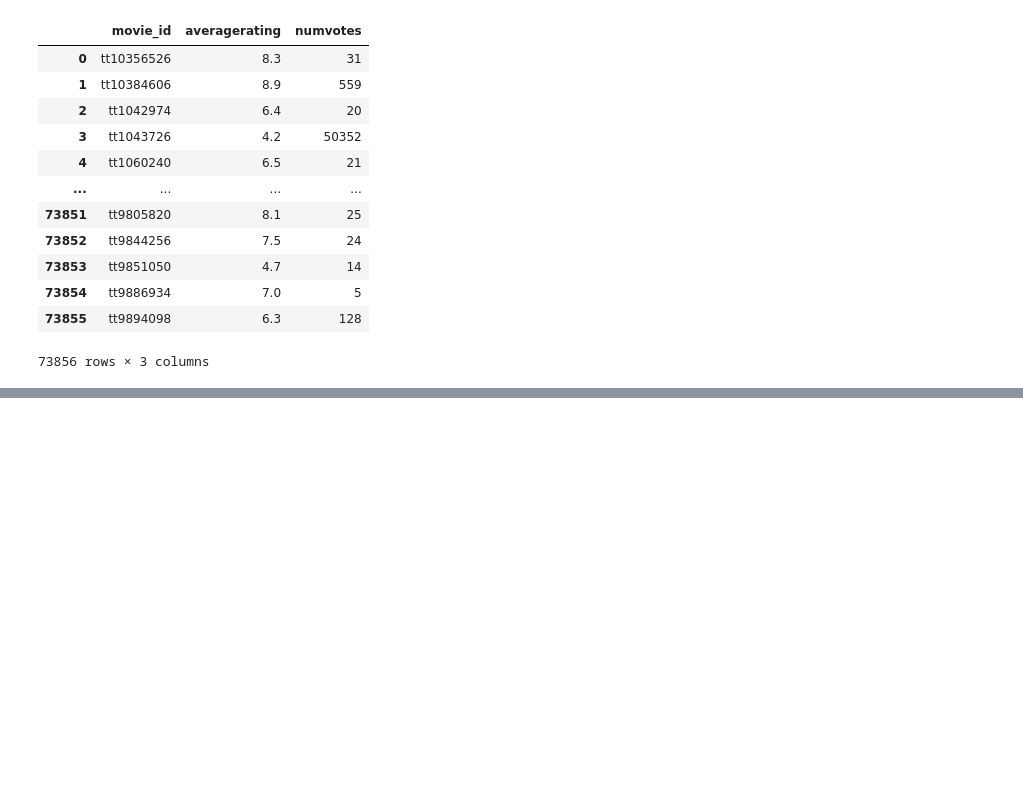
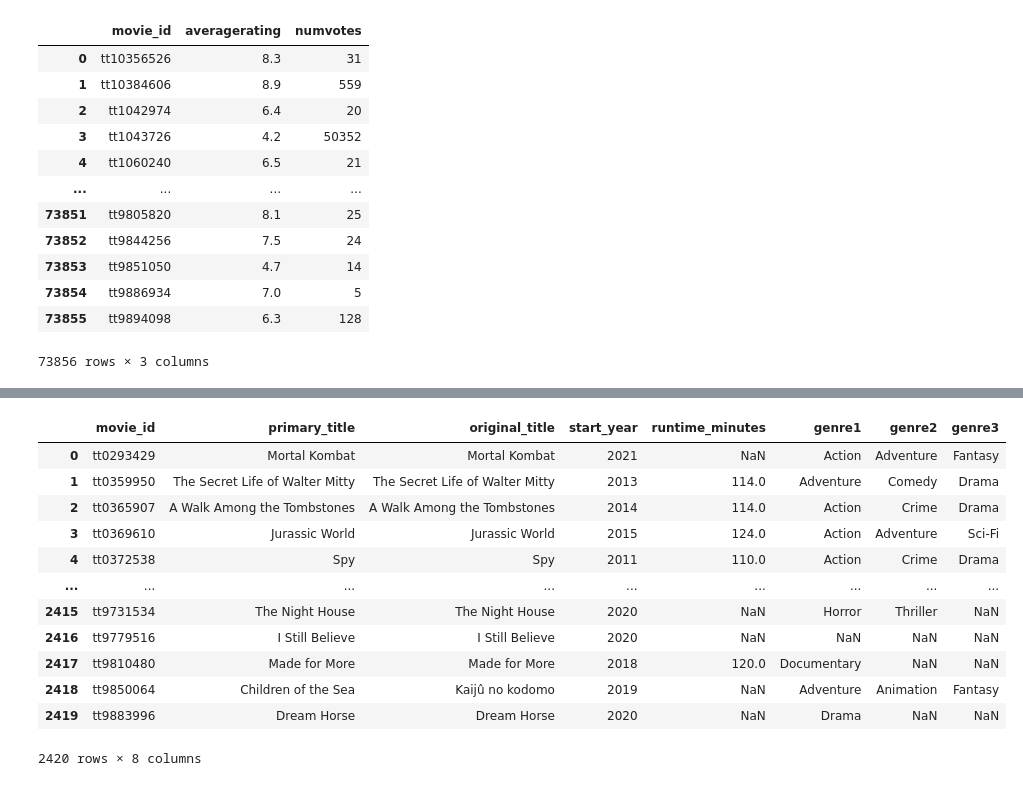
Before and after one commit to kurdiakaran863/dsc-phase-1-project-v2-4, a Jupyter notebook: Data Cleaning 1.ipynb, the cells around one changed output, grey strips where cells are left out. Cells and saved outputs as stored; diff of their text form; code cells hidden in the pictures; blank space fills up the shorter version.

```diff
--- a/Data Cleaning 1.ipynb
+++ b/Data Cleaning 1.ipynb
@@ -29,0 +24,5 @@ movie_basics
+# %%
+movie_basics['movie_id'] = movie_basics['movie_id'].astype(str)
+movie_basics['primary_title'] = movie_basics['primary_title'].astype(str)
+movie_basics['genres'] =  movie_basics['genres'].tolist()
+movie_basics.info()
@@ -218,3 +201,2 @@ rt_review
 # %%
-the_movie_db = pd.read_csv("tmdb.movies.csv")
-the_movie_db
+movie_table = pd.read_csv('movie_table.csv')
@@ -268,0 +235,2 @@ box_office_mojo
+# %%
+movie_basics.drop('genres', axis=1, inplace=True)
@@ -268,0 +253,18 @@ box_office_mojo
+# %%
+new_movie_table = pd.merge(movie_basics,movie_table, on='primary_title', how="inner")
+# %%
+new_movie_table
+# %% [output]
+|  | movie_id | primary_title | original_title | start_year | runtime_minutes | genre1 | genre2 | genre3 |
+| 0 | tt0293429 | Mortal Kombat | Mortal Kombat | 2021 | NaN | Action | Adventure | Fantasy |
+| 1 | tt0359950 | The Secret Life of Walter Mitty | The Secret Life of Walter Mitty | 2013 | 114.0 | Adventure | Comedy | Drama |
+| 2 | tt0365907 | A Walk Among the Tombstones | A Walk Among the Tombstones | 2014 | 114.0 | Action | Crime | Drama |
+| 3 | tt0369610 | Jurassic World | Jurassic World | 2015 | 124.0 | Action | Adventure | Sci-Fi |
+| 4 | tt0372538 | Spy | Spy | 2011 | 110.0 | Action | Crime | Drama |
+| ... | ... | ... | ... | ... | ... | ... | ... | ... |
+| 2415 | tt9731534 | The Night House | The Night House | 2020 | NaN | Horror | Thriller | NaN |
+| 2416 | tt9779516 | I Still Believe | I Still Believe | 2020 | NaN | NaN | NaN | NaN |
+| 2417 | tt9810480 | Made for More | Made for More | 2018 | 120.0 | Documentary | NaN | NaN |
+| 2418 | tt9850064 | Children of the Sea | Kaijû no kodomo | 2019 | NaN | Adventure | Animation | Fantasy |
+| 2419 | tt9883996 | Dream Horse | Dream Horse | 2020 | NaN | Drama | NaN | NaN |
+2420 rows × 8 columns
```
Also changed, not shown: parts of 20 cells of this notebook, 9 other files.
